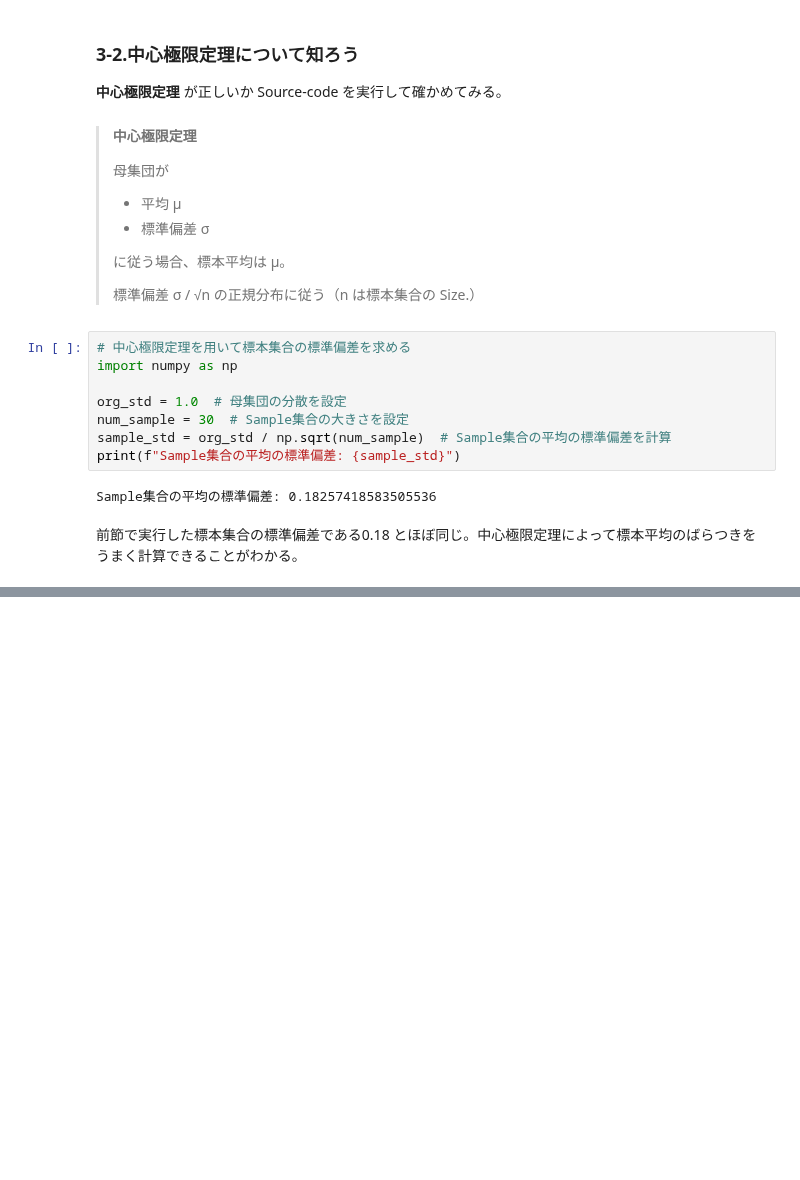
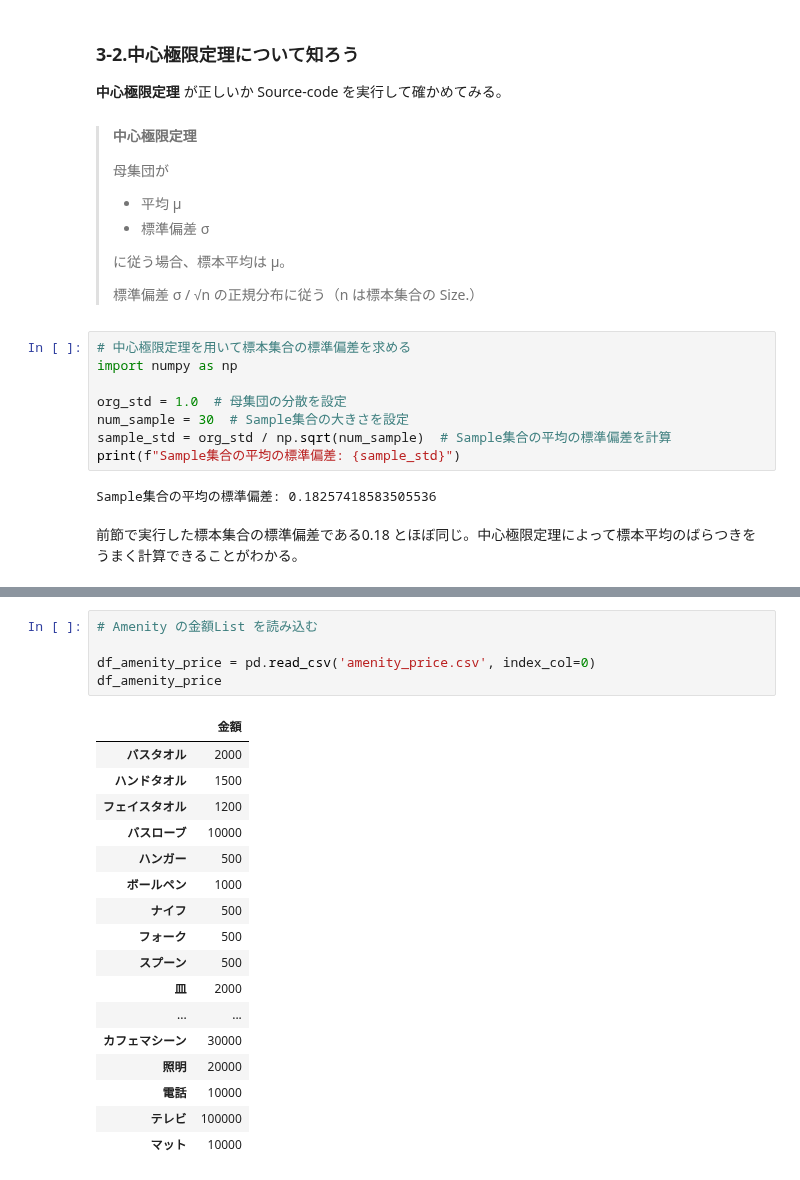
Before and after one commit to 1024xx4/math_programing_for_ai_and_ds, a Jupyter notebook: section03/section03.ipynb, the cells around one changed output, grey strips where cells are left out. Saved outputs shown, nothing was run; the diff lists cells and outputs as text; blank space fills up the shorter version.

```diff
--- a/section03/section03.ipynb
+++ b/section03/section03.ipynb
@@ -228,0 +258,23 @@ Sample集合の平均の標準偏差: 0.18257418583505536
+# %%
+# Amenity の金額List を読み込む
+
+df_amenity_price = pd.read_csv('amenity_price.csv', index_col=0)
+df_amenity_price
+# %% [output]
+|  | 金額 |
+| バスタオル | 2000 |
+| ハンドタオル | 1500 |
+| フェイスタオル | 1200 |
+| バスローブ | 10000 |
+| ハンガー | 500 |
+| ボールペン | 1000 |
+| ナイフ | 500 |
+| フォーク | 500 |
+| スプーン | 500 |
+| 皿 | 2000 |
+| ... | ... |
+| カフェマシーン | 30000 |
+| 照明 | 20000 |
+| 電話 | 10000 |
+| テレビ | 100000 |
+| マット | 10000 |
```
Also changed, not shown: parts of 4 cells of this notebook, 2 other files.
